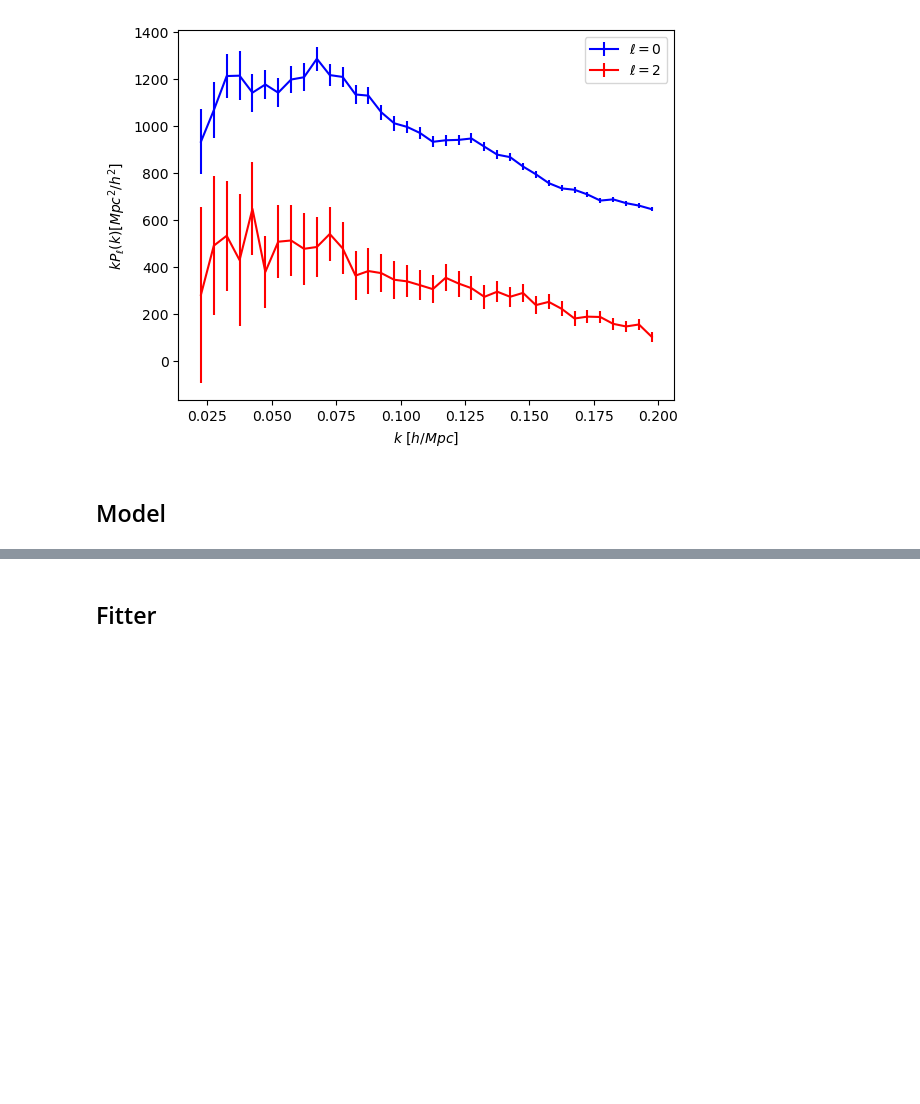
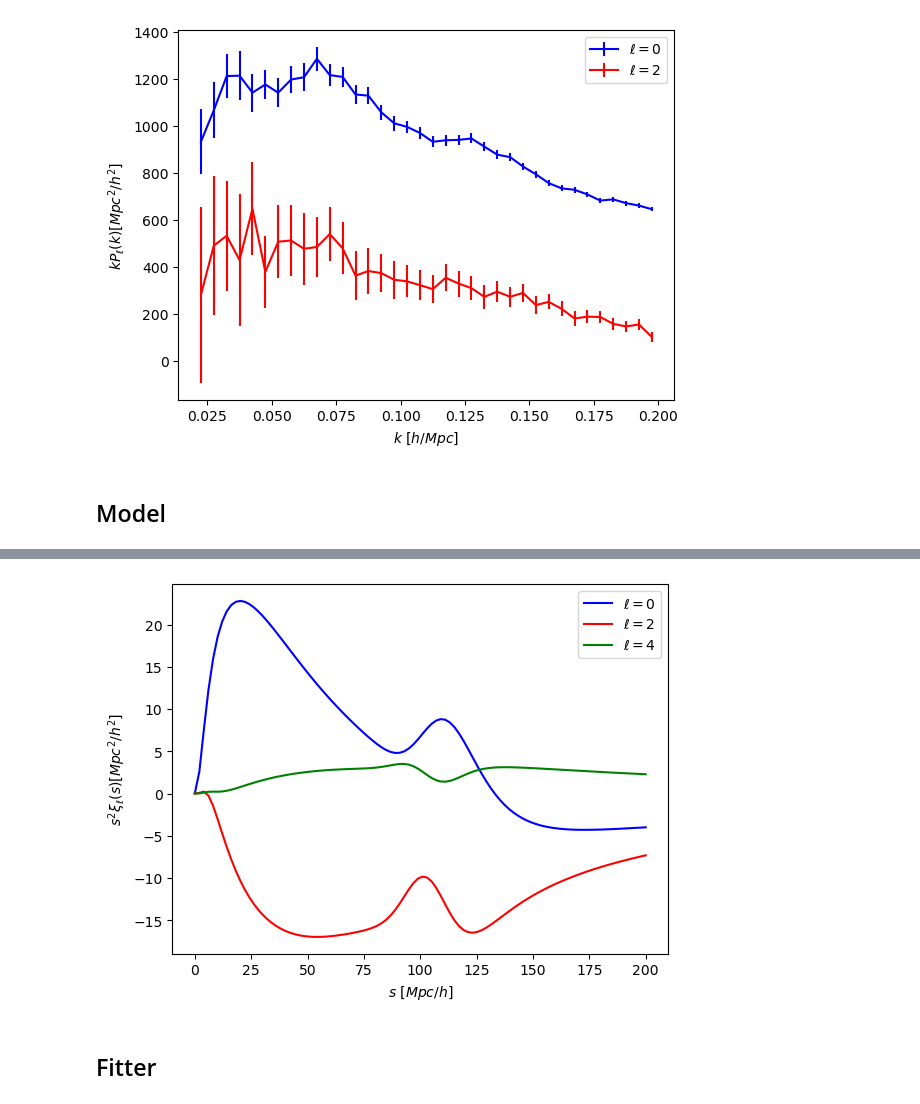
Before and after one commit to alexpzfz/BAO_fitter, a Jupyter notebook: example/example.ipynb, the cells around one changed output, grey strips where cells are left out. Drawn from its saved outputs; the diff is of its cells as text; code cells hidden in the pictures; blank space fills up the shorter version.

```diff
--- a/example/example.ipynb
+++ b/example/example.ipynb
@@ -65,3 +73,13 @@ for i, ell in enumerate([0, 2, 4]):
+# %%
+# And the multipoles in configuration space
+s = np.linspace(0.01, 200, 100)
+for i, ell in enumerate([0, 2, 4]):
+    plt.plot(s, s**2 * m.xi_poles(s, ell=(ell,)), color=colors[i], label=f'$\\ell={ell}$')
+    plt.legend()
+    plt.xlabel(r'$s~[Mpc/h]$')
+    plt.ylabel(r'$s^2 \xi_{\ell}(s) [Mpc^2/h^2]$')
+# %% [output]
+[figure, added]
 # %% [markdown]
 ## Fitter
 # %%
```
Also changed, not shown: parts of 7 cells of this notebook, 2 other files.
